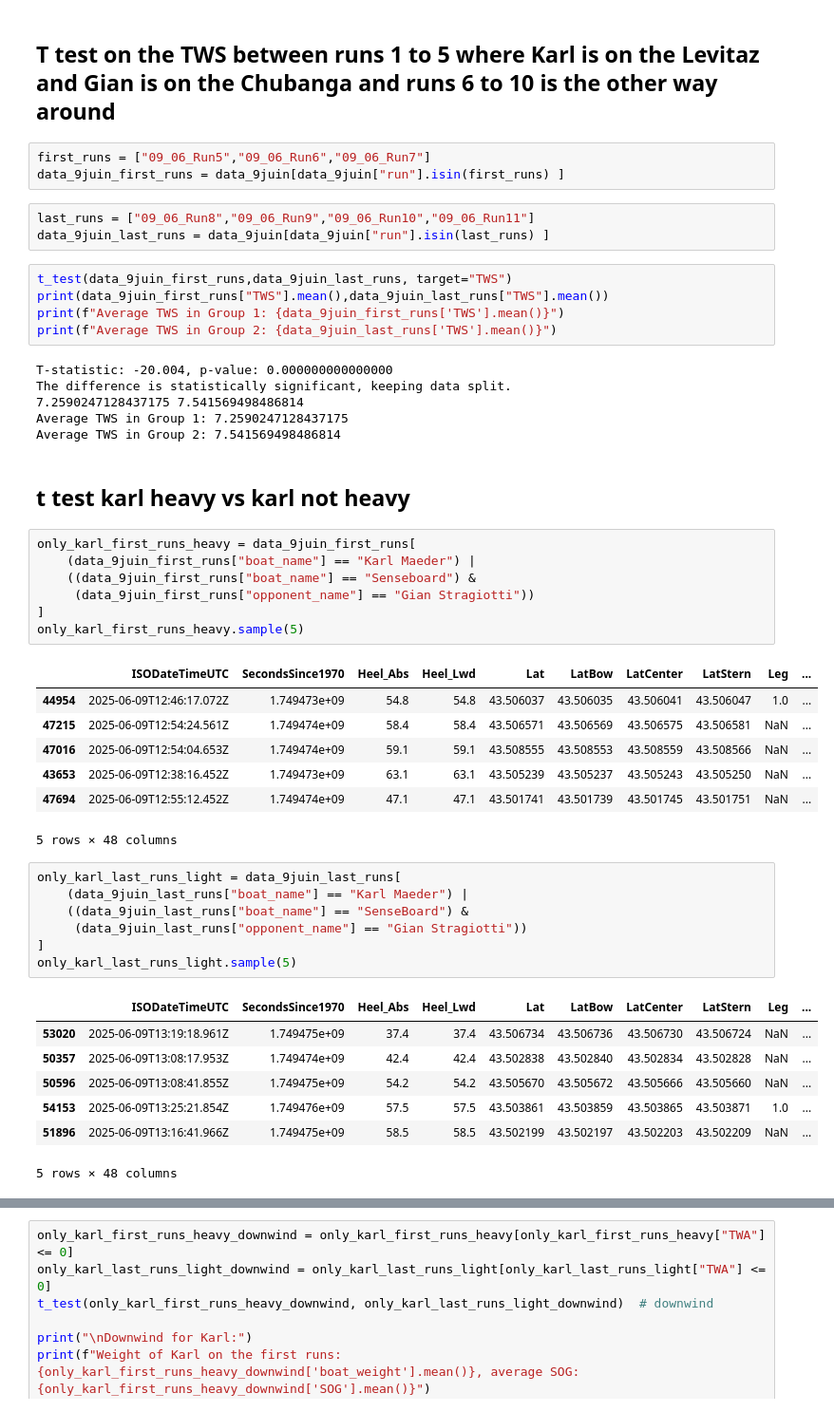
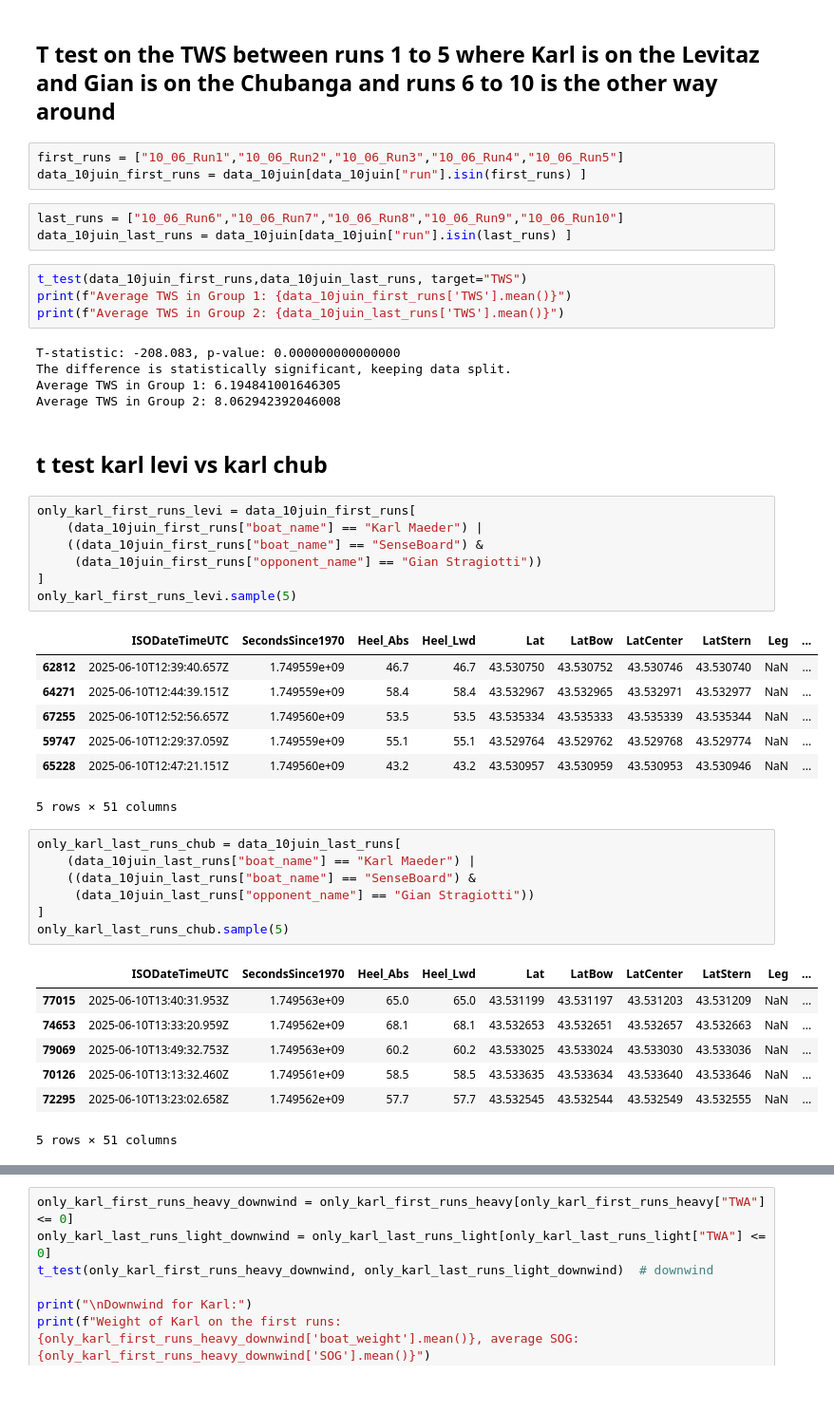
Before and after one commit to HusamJubranEPFL/FormulaKiteDataAnalysis, a Jupyter notebook: Straight Run/mast_ttest copy.ipynb, the cells around one changed output, grey strips where cells are left out. Shown at 95% size. Drawn from its saved outputs; the diff is of its cells as text.

```diff
--- a/Straight Run/mast_ttest copy.ipynb
+++ b/Straight Run/mast_ttest copy.ipynb
@@ -22,52 +22,50 @@ data_10juin = df[df["ISODateTimeUTC"].str.startswith("2025-06-10")]
 # %% [markdown]
 ## T test on the TWS between runs 1 to 5 where Karl is on the Levitaz and Gian is on the Chubanga and runs 6 to 10 is the other way around
 # %%
-first_runs = ["09_06_Run5","09_06_Run6","09_06_Run7"]
-data_9juin_first_runs = data_9juin[data_9juin["run"].isin(first_runs) ]
+first_runs = ["10_06_Run1","10_06_Run2","10_06_Run3","10_06_Run4","10_06_Run5"]
+data_10juin_first_runs = data_10juin[data_10juin["run"].isin(first_runs) ]
 # %%
-last_runs = ["09_06_Run8","09_06_Run9","09_06_Run10","09_06_Run11"]
-data_9juin_last_runs = data_9juin[data_9juin["run"].isin(last_runs) ]
+last_runs = ["10_06_Run6","10_06_Run7","10_06_Run8","10_06_Run9","10_06_Run10"]
+data_10juin_last_runs = data_10juin[data_10juin["run"].isin(last_runs) ]
 # %%
-t_test(data_9juin_first_runs,data_9juin_last_runs, target="TWS")
-print(data_9juin_first_runs["TWS"].mean(),data_9juin_last_runs["TWS"].mean())
-print(f"Average TWS in Group 1: {data_9juin_first_runs['TWS'].mean()}")
-print(f"Average TWS in Group 2: {data_9juin_last_runs['TWS'].mean()}")
+t_test(data_10juin_first_runs,data_10juin_last_runs, target="TWS")
+print(f"Average TWS in Group 1: {data_10juin_first_runs['TWS'].mean()}")
+print(f"Average TWS in Group 2: {data_10juin_last_runs['TWS'].mean()}")
 # %% [output]
-T-statistic: -20.004, p-value: 0.000000000000000
+T-statistic: -208.083, p-value: 0.000000000000000
 The difference is statistically significant, keeping data split.
-7.2590247128437175 7.541569498486814
-Average TWS in Group 1: 7.2590247128437175
-Average TWS in Group 2: 7.541569498486814
+Average TWS in Group 1: 6.194841001646305
+Average TWS in Group 2: 8.062942392046008
 # %% [markdown]
-## t test karl heavy vs karl not heavy
+## t test karl levi vs karl chub
 # %%
-only_karl_first_runs_heavy = data_9juin_first_runs[
-    (data_9juin_first_runs["boat_name"] == "Karl Maeder") |
-    ((data_9juin_first_runs["boat_name"] == "Senseboard") &
-     (data_9juin_first_runs["opponent_name"] == "Gian Stragiotti"))
+only_karl_first_runs_levi = data_10juin_first_runs[
+    (data_10juin_first_runs["boat_name"] == "Karl Maeder") |
+    ((data_10juin_first_runs["boat_name"] == "SenseBoard") &
+     (data_10juin_first_runs["opponent_name"] == "Gian Stragiotti"))
 ]
-only_karl_first_runs_heavy.sample(5)
+only_karl_first_runs_levi.sample(5)
 # %% [output]
 |  | ISODateTimeUTC | SecondsSince1970 | Heel_Abs | Heel_Lwd | Lat | LatBow | LatCenter | LatStern | Leg | ... |
-| 44954 | 2025-06-09T12:46:17.072Z | 1.749473e+09 | 54.8 | 54.8 | 43.506037 | 43.506035 | 43.506041 | 43.506047 | 1.0 | ... |
-| 47215 | 2025-06-09T12:54:24.561Z | 1.749474e+09 | 58.4 | 58.4 | 43.506571 | 43.506569 | 43.506575 | 43.506581 | NaN | ... |
-| 47016 | 2025-06-09T12:54:04.653Z | 1.749474e+09 | 59.1 | 59.1 | 43.508555 | 43.508553 | 43.508559 | 43.508566 | NaN | ... |
-| 43653 | 2025-06-09T12:38:16.452Z | 1.749473e+09 | 63.1 | 63.1 | 43.505239 | 43.505237 | 43.505243 | 43.505250 | NaN | ... |
-| 47694 | 2025-06-09T12:55:12.452Z | 1.749474e+09 | 47.1 | 47.1 | 43.501741 | 43.501739 | 43.501745 | 43.501751 | NaN | ... |
+| 62812 | 2025-06-10T12:39:40.657Z | 1.749559e+09 | 46.7 | 46.7 | 43.530750 | 43.530752 | 43.530746 | 43.530740 | NaN | ... |
+| 64271 | 2025-06-10T12:44:39.151Z | 1.749559e+09 | 58.4 | 58.4 | 43.532967 | 43.532965 | 43.532971 | 43.532977 | NaN | ... |
+| 67255 | 2025-06-10T12:52:56.657Z | 1.749560e+09 | 53.5 | 53.5 | 43.535334 | 43.535333 | 43.535339 | 43.535344 | NaN | ... |
+| 59747 | 2025-06-10T12:29:37.059Z | 1.749559e+09 | 55.1 | 55.1 | 43.529764 | 43.529762 | 43.529768 | 43.529774 | NaN | ... |
+| 65228 | 2025-06-10T12:47:21.151Z | 1.749560e+09 | 43.2 | 43.2 | 43.530957 | 43.530959 | 43.530953 | 43.530946 | NaN | ... |
-5 rows × 48 columns
+5 rows × 51 columns
 # %%
-only_karl_last_runs_light = data_9juin_last_runs[
-    (data_9juin_last_runs["boat_name"] == "Karl Maeder") |
-    ((data_9juin_last_runs["boat_name"] == "SenseBoard") &
-     (data_9juin_last_runs["opponent_name"] == "Gian Stragiotti"))
+only_karl_last_runs_chub = data_10juin_last_runs[
+    (data_10juin_last_runs["boat_name"] == "Karl Maeder") |
+    ((data_10juin_last_runs["boat_name"] == "SenseBoard") &
+     (data_10juin_last_runs["opponent_name"] == "Gian Stragiotti"))
 ]
-only_karl_last_runs_light.sample(5)
+only_karl_last_runs_chub.sample(5)
 # %% [output]
 |  | ISODateTimeUTC | SecondsSince1970 | Heel_Abs | Heel_Lwd | Lat | LatBow | LatCenter | LatStern | Leg | ... |
-| 53020 | 2025-06-09T13:19:18.961Z | 1.749475e+09 | 37.4 | 37.4 | 43.506734 | 43.506736 | 43.506730 | 43.506724 | NaN | ... |
-| 50357 | 2025-06-09T13:08:17.953Z | 1.749474e+09 | 42.4 | 42.4 | 43.502838 | 43.502840 | 43.502834 | 43.502828 | NaN | ... |
-| 50596 | 2025-06-09T13:08:41.855Z | 1.749475e+09 | 54.2 | 54.2 | 43.505670 | 43.505672 | 43.505666 | 43.505660 | NaN | ... |
-| 54153 | 2025-06-09T13:25:21.854Z | 1.749476e+09 | 57.5 | 57.5 | 43.503861 | 43.503859 | 43.503865 | 43.503871 | 1.0 | ... |
-| 51896 | 2025-06-09T13:16:41.966Z | 1.749475e+09 | 58.5 | 58.5 | 43.502199 | 43.502197 | 43.502203 | 43.502209 | NaN | ... |
+| 77015 | 2025-06-10T13:40:31.953Z | 1.749563e+09 | 65.0 | 65.0 | 43.531199 | 43.531197 | 43.531203 | 43.531209 | NaN | ... |
+| 74653 | 2025-06-10T13:33:20.959Z | 1.749562e+09 | 68.1 | 68.1 | 43.532653 | 43.532651 | 43.532657 | 43.532663 | NaN | ... |
+| 79069 | 2025-06-10T13:49:32.753Z | 1.749563e+09 | 60.2 | 60.2 | 43.533025 | 43.533024 | 43.533030 | 43.533036 | NaN | ... |
+| 70126 | 2025-06-10T13:13:32.460Z | 1.749561e+09 | 58.5 | 58.5 | 43.533635 | 43.533634 | 43.533640 | 43.533646 | NaN | ... |
+| 72295 | 2025-06-10T13:23:02.658Z | 1.749562e+09 | 57.7 | 57.7 | 43.532545 | 43.532544 | 43.532549 | 43.532555 | NaN | ... |
-5 rows × 48 columns
+5 rows × 51 columns
 # %%
```
Also changed, not shown: parts of 2 cells of this notebook, 9 other files.
